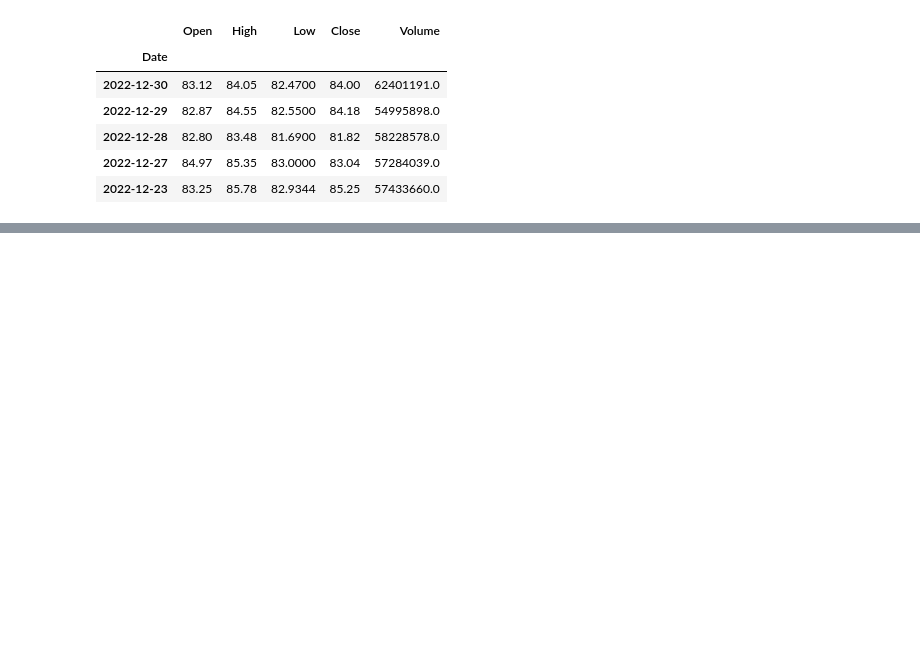
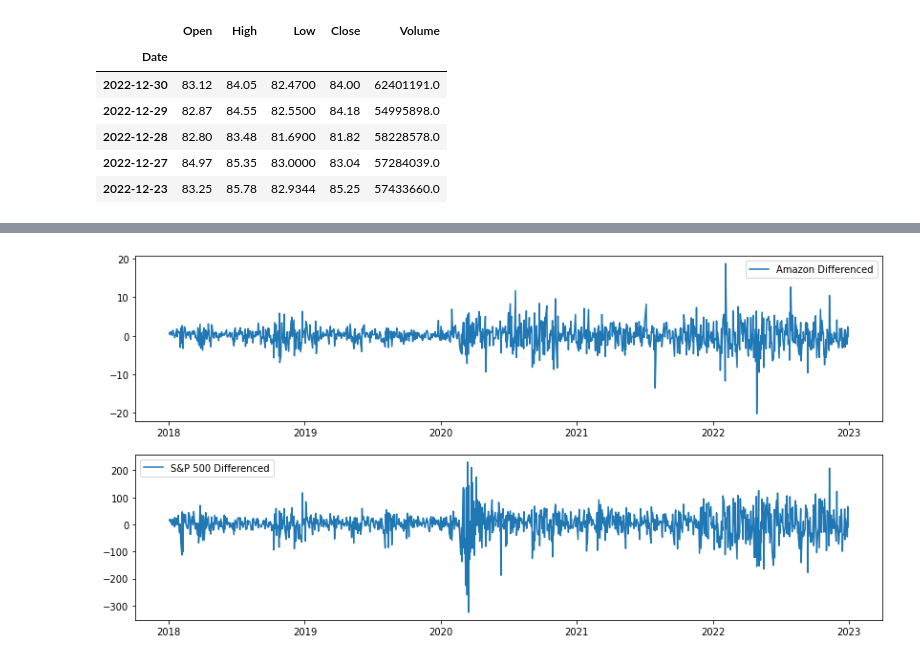
Before and after one commit to Surya7612/FE511, a Jupyter notebook: Final PRoject/correlation.ipynb, the cells around one changed output, grey strips where cells are left out. Drawn from its saved outputs; the diff is of its cells as text; code cells hidden in the pictures; blank space fills up the shorter version.

```diff
--- a/Final PRoject/correlation.ipynb
+++ b/Final PRoject/correlation.ipynb
@@ -434,14 +434,12 @@ csv_file_path_sp500 = '/Users/surya/Desktop/FE-511/FE511/Final PRoject/S&P_daily
 amazon_df = pd.read_csv(
     csv_file_path_amzn,
     parse_dates=['Date'],
-    date_format='%m/%d/%y',
     index_col='Date'
 )
 
 sp500_df = pd.read_csv(
     csv_file_path_sp500,
     parse_dates=['Date'],
-    date_format='%m/%d/%y',
     index_col='Date'
 )
 # %%
@@ -454,3 +452,71 @@ amazon_df.head(5)
 | 2022-12-28 | 82.80 | 83.48 | 81.6900 | 81.82 | 58228578.0 |
 | 2022-12-27 | 84.97 | 85.35 | 83.0000 | 83.04 | 57284039.0 |
 | 2022-12-23 | 83.25 | 85.78 | 82.9344 | 85.25 | 57433660.0 |
+# %%
+import pandas as pd
+import numpy as np
+from statsmodels.tsa.stattools import adfuller
+from scipy.stats import pearsonr
+import matplotlib.pyplot as plt
+
+# Assuming you have two CSV files: 'amazon_daily.csv' and 'sp500_daily.csv'
+# Both files should have a 'Date' column and a 'Close' column
+
+# # Load your datasets
+# amazon_df = pd.read_csv('amazon_daily.csv', parse_dates=['Date'], index_col='Date')
+# sp500_df = pd.read_csv('sp500_daily.csv', parse_dates=['Date'], index_col='Date')
+
+# Make sure they are sorted
+amazon_df.sort_index(inplace=True)
+sp500_df.sort_index(inplace=True)
+
+# Function to check stationarity
+def check_stationarity(timeseries):
+    result = adfuller(timeseries, autolag='AIC')
+    print('ADF Statistic: %f' % result[0])
+    print('p-value: %f' % result[1])
+    print('Critical Values:')
+    for key, value in result[4].items():
+        print('\t%s: %.3f' % (key, value))
+    if result[1] > 0.05:
+        print("Series is not stationary")
+    else:
+        print("Series is stationary")
+
+# Check stationarity
+print("Amazon Stationarity Check:")
+check_stationarity(amazon_df[' Close'])
+print("\nS&P 500 Stationarity Check:")
+check_stationarity(sp500_df[' Close'])
+
+# Function to make series stationary
+def make_stationary(timeseries):
+    timeseries_diff = timeseries.diff().dropna()
+    check_stationarity(timeseries_diff)
+    return timeseries_diff
+
+# Stationarize if necessary
+amazon_diff = make_stationary(amazon_df[' Close'])
+sp500_diff = make_stationary(sp500_df[' Close'])
+
+# Align the series
+combined_df = pd.concat([amazon_diff, sp500_diff], axis=1, join='inner')
+combined_df.columns = ['Amazon', 'SP500']
+
+# Check for NaN values and handle them if necessary
+combined_df.dropna(inplace=True)
+
+# Compute Pearson correlation
+correlation, p_value = pearsonr(combined_df['Amazon'], combined_df['SP500'])
+print(f'\nPearson correlation: {correlation}, p-value: {p_value}')
+
+# Plotting the differenced series
+plt.figure(figsize=(14, 7))
+plt.subplot(2,1,1)
+plt.plot(amazon_diff, label='Amazon Differenced')
+plt.legend()
+plt.subplot(2,1,2)
+plt.plot(sp500_diff, label='S&P 500 Differenced')
+plt.legend()
+plt.show()
+# %% [output]
@@ -456,0 +540 @@ amazon_df.head(5)
+[figure, added]
```
Also changed, not shown: parts of 10 cells of this notebook.
